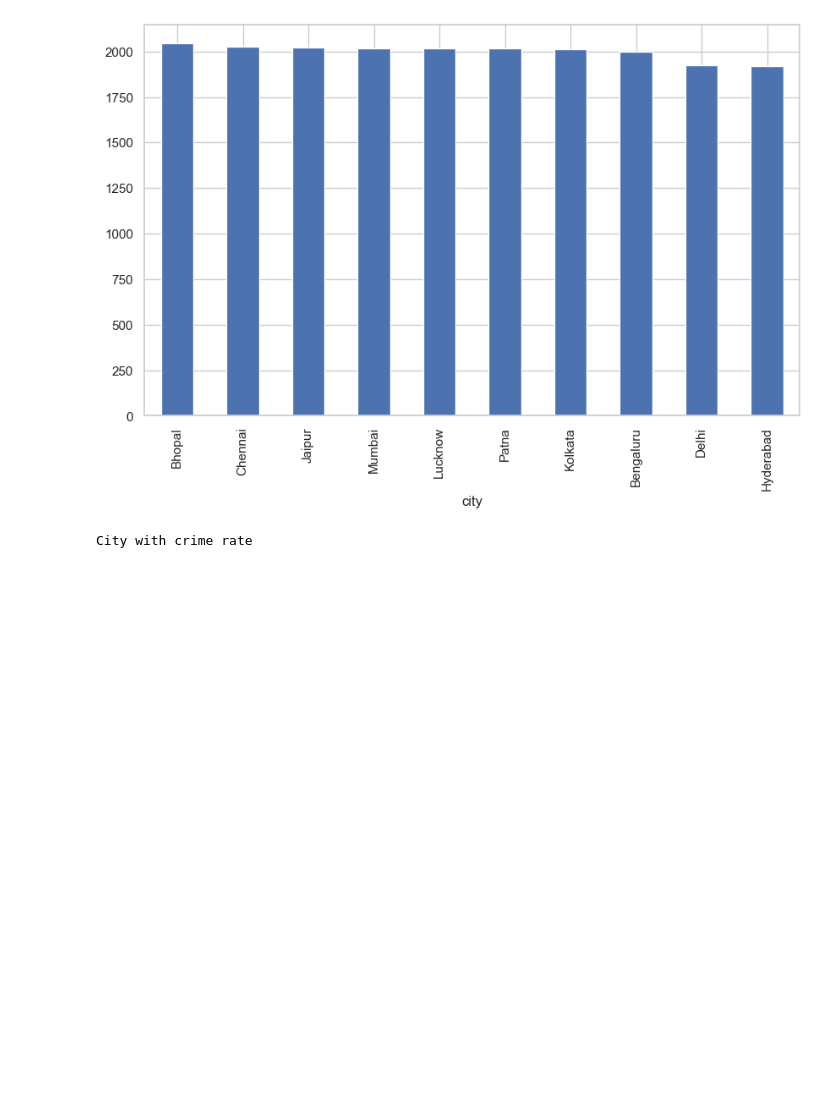
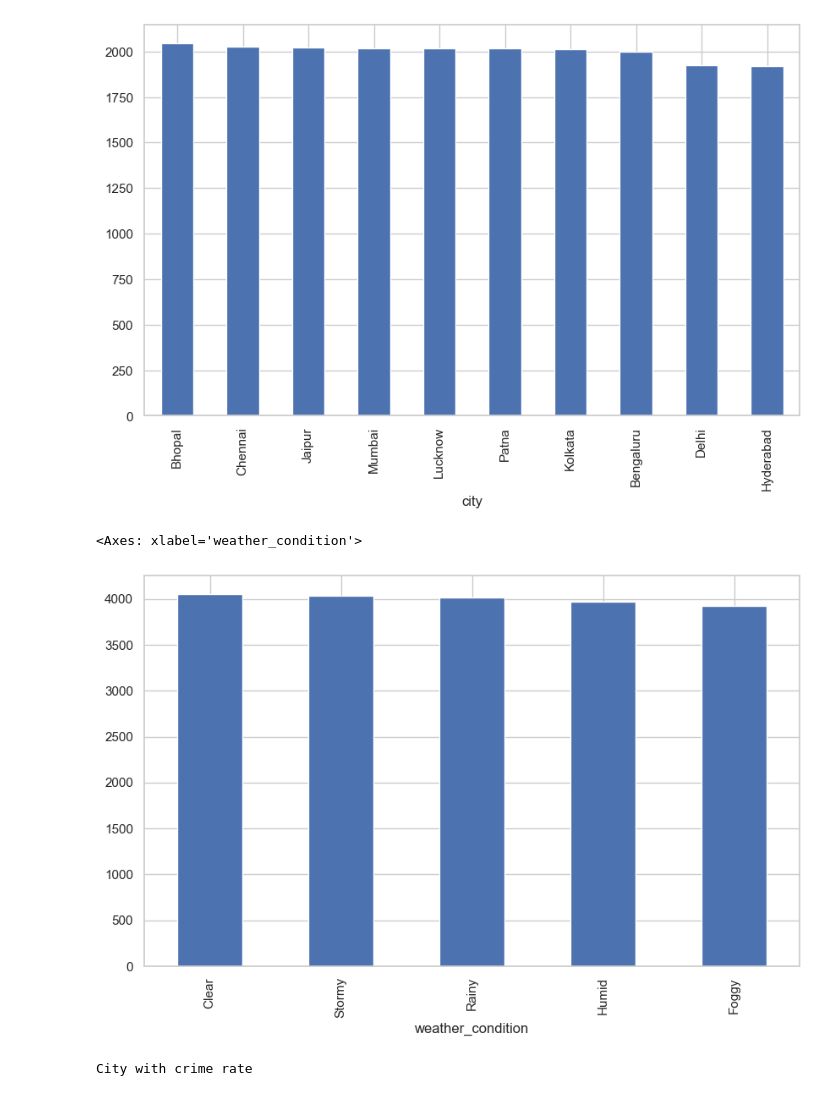
Before and after one commit to satyakiran29/GuardianAI, a Jupyter notebook: Analysis/report.ipynb, the cells around one changed output. Cells and saved outputs as stored; diff of their text form; code cells hidden in the pictures; blank space fills up the shorter version.

```diff
--- a/Analysis/report.ipynb
+++ b/Analysis/report.ipynb
@@ -7,6 +7,16 @@ df["city"].value_counts().plot(kind="bar")
 # %% [output]
 <Axes: xlabel='city'>
 [figure]
+# %%
+import pandas as pd
+
+
+df = pd.read_csv("Woman_Safety_Dataset_Management.csv")
+
+df["weather_condition"].value_counts().plot(kind="bar")
+# %% [output]
+<Axes: xlabel='weather_condition'>
+[figure, added]
 # %%
 import pandas as pd
 df= pd.read_csv("Woman_safety_Dataset_Management.csv")
```
Also changed, not shown: parts of 1 cell of this notebook.
